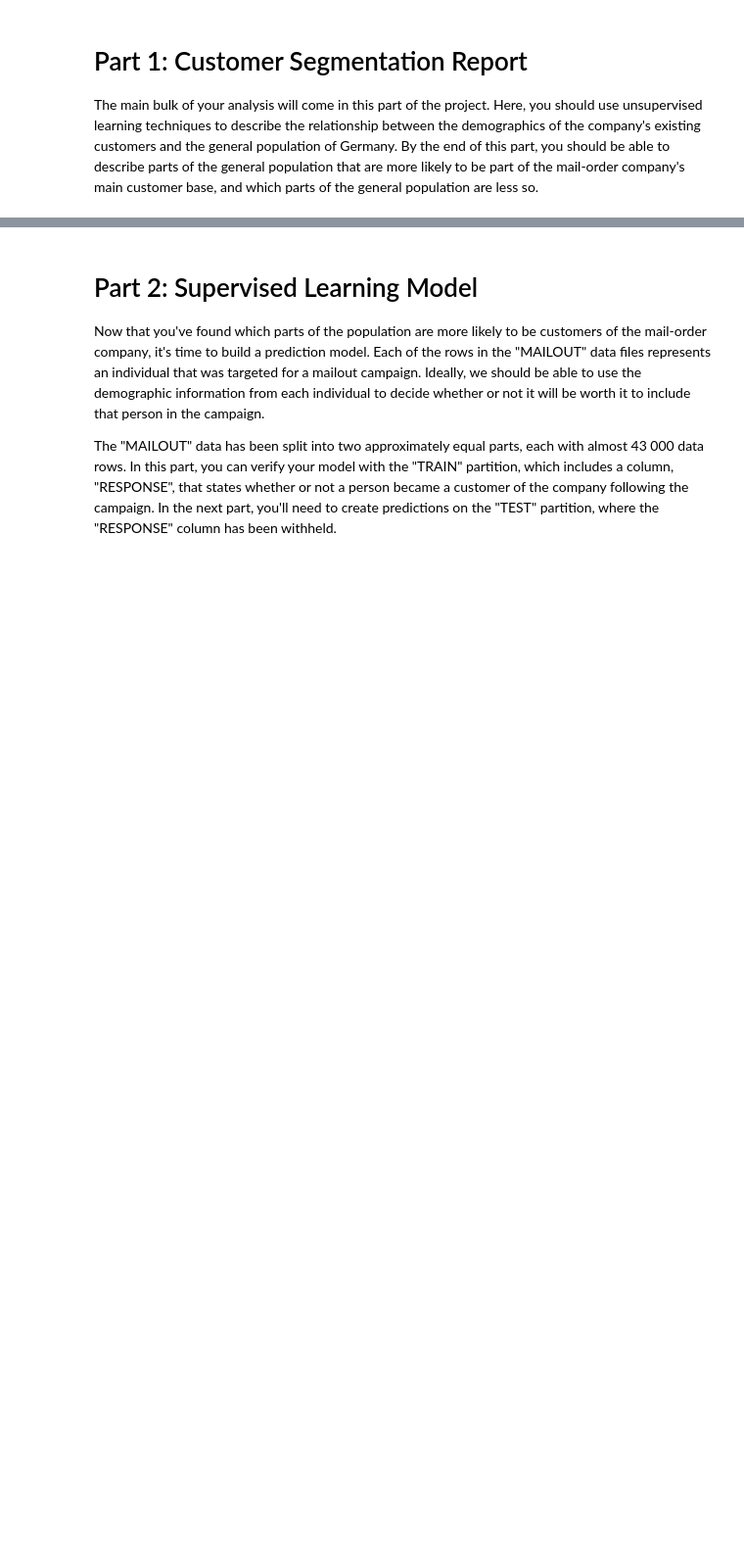
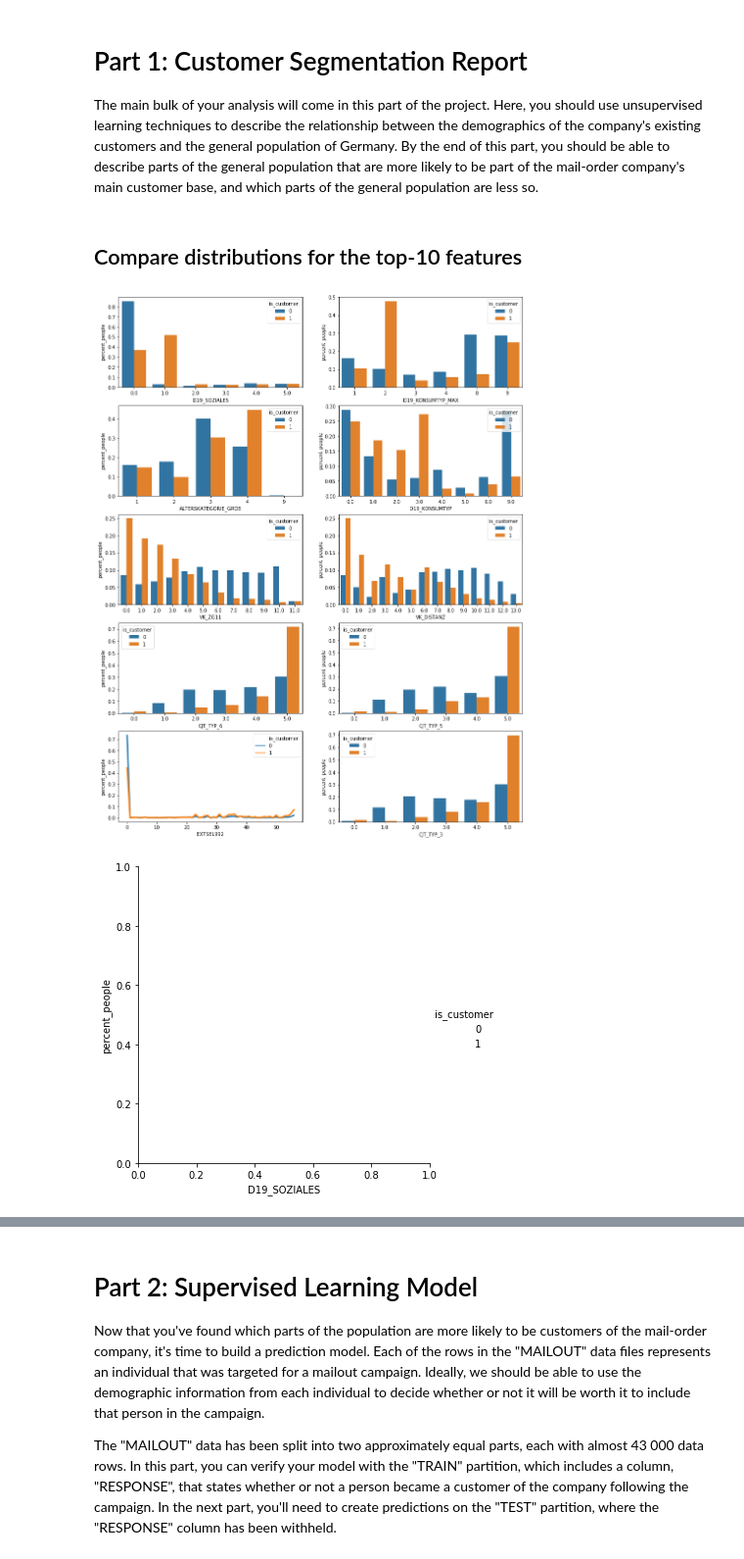
Before and after one commit to olalakul/udacity-MLengineer-capstone, a Jupyter notebook: Arvato Project Workbook.ipynb, the cells around one changed output, grey strips where cells are left out. Shown at 98% size. Saved outputs shown, nothing was run; the diff lists cells and outputs as text; code cells hidden in the pictures; blank space fills up the shorter version.

Commit message:
segmentation: compare diistributions for the top-10 features

```diff
--- a/Arvato Project Workbook.ipynb
+++ b/Arvato Project Workbook.ipynb
@@ -265,7 +265,7 @@ for colu in object_columns:
     data[colu] = les[colu].transform(data[colu].astype(str))
 # %%
 from sklearn.ensemble import RandomForestClassifier
-rf = RandomForestClassifier(n_estimators=600)
+rf = RandomForestClassifier(n_estimators=600, min_samples_leaf=64)
 # %%
 %%time
 rf.fit(data, is_customer)
@@ -308,3 +308,5 @@ feature_importances.head(25)[::-1].plot.barh(figsize=(7,7));
 # Part 1: Customer Segmentation Report
 
 The main bulk of your analysis will come in this part of the project. Here, you should use unsupervised learning techniques to describe the relationship between the demographics of the company's existing customers and the general population of Germany. By the end of this part, you should be able to describe parts of the general population that are more likely to be part of the mail-order company's main customer base, and which parts of the general population are less so.
+# %% [markdown]
+## Compare distributions for the top-10 features
@@ -310,0 +322,3 @@ The main bulk of your analysis will come in this part of the project. Here, you
+# %%
+top10_columns = ['D19_SOZIALES', 'D19_KONSUMTYP_MAX', 'ALTERSKATEGORIE_GROB', 'D19_KONSUMTYP',
+                 'VK_ZG11', 'VK_DISTANZ', 'CJT_TYP_6', 'CJT_TYP_5', 'EXTSEL992', 'CJT_TYP_3']
@@ -310,0 +327,27 @@ The main bulk of your analysis will come in this part of the project. Here, you
+# %%
+#gr = data.groupby(is_customer)
+fig, ax = plt.subplots(5,2, figsize=(15,20))
+for i, colu in enumerate(top10_columns):
+    n = azdias[colu].nunique()
+    #tmp = gr[colu].value_counts().reset_index(level=0).rename(columns={'level_0':'is_customer'})
+    tmp = data.groupby(is_customer)[colu].value_counts().reset_index(level=0).rename(
+                        columns={'level_0':'is_customer', colu: 'n_people'}).reset_index()
+
+    for c in [0,1]:
+        tmp.loc[tmp.is_customer==c, 'percent_people'] = \
+                  tmp.loc[tmp.is_customer==c, 'n_people']/tmp.loc[tmp.is_customer==c, 'n_people'].sum(axis=0)
+
+    #display(tmp)
+    if n<15:
+        #tmp.plot.barh(ax=ax[i//2, i%2], title=colu, c='is_customer')
+        _ = sns.catplot(ax=ax[i//2, i%2], kind='bar',
+                            x=colu, y='percent_people', hue='is_customer', data=tmp)
+    else:
+        #tmp.plot.hist(ax=ax[i//2, i%2], title=colu, c='is_customer', bins=100, log=True)
+        _ = sns.lineplot(ax=ax[i//2, i%2], lw=3,
+                               x=colu, y='percent_people', hue='is_customer', data=tmp)
+display(fig)
+plt.close(fig)
+# %% [output]
+[figure, added]
+[figure, added]
```
Also changed, not shown: parts of 4 cells of this notebook.
